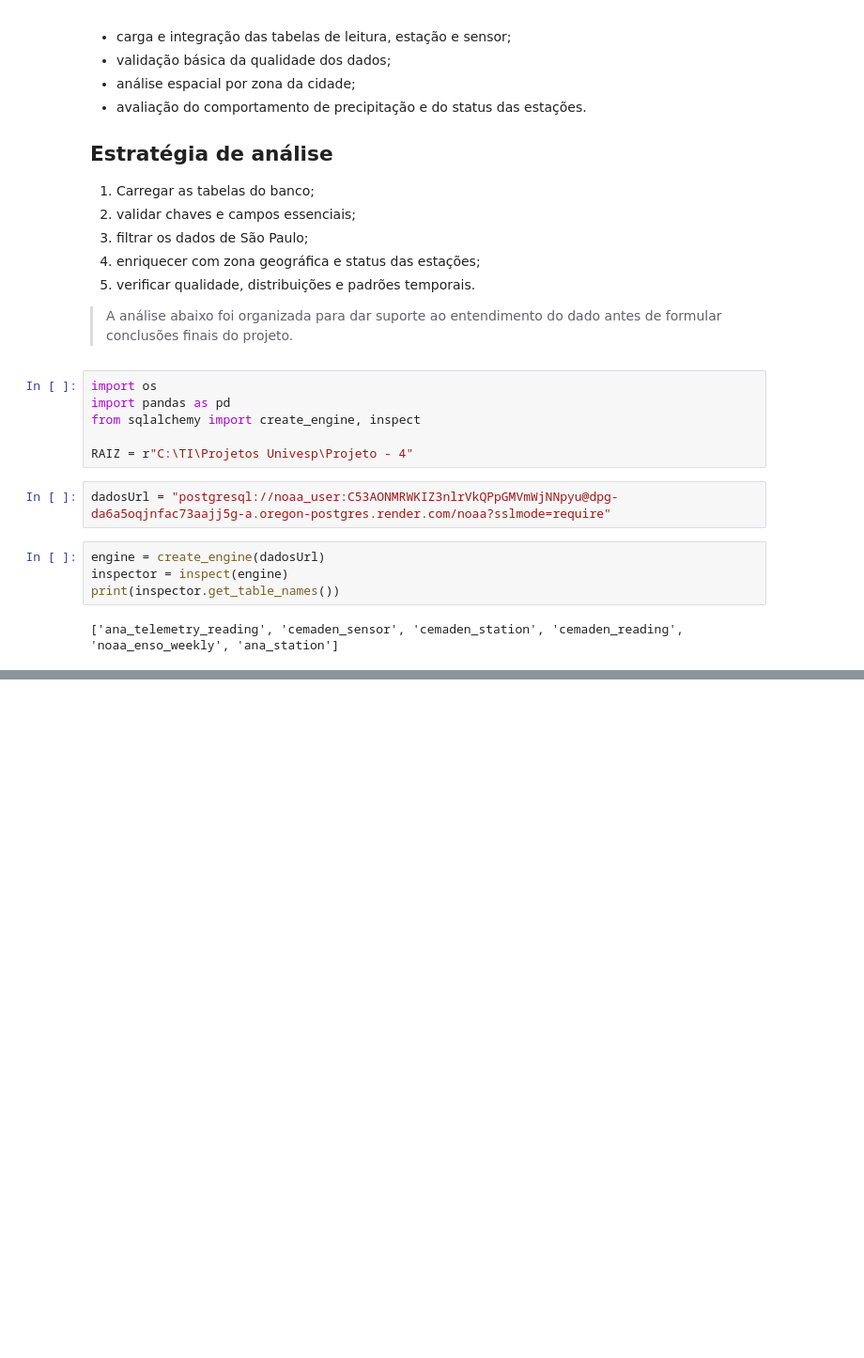
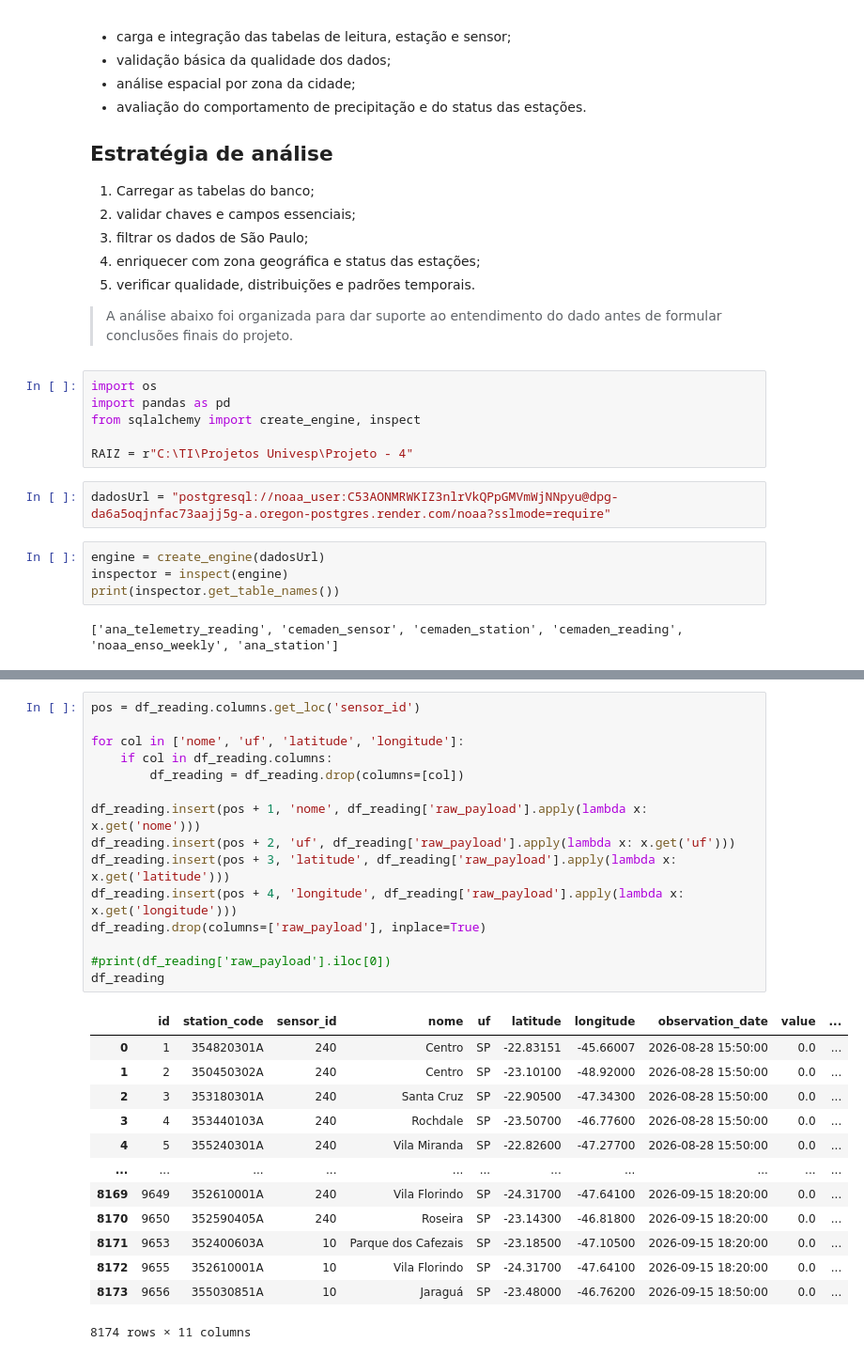
Before and after one commit to anselmojsantos/analiseP4Nooa, a Jupyter notebook: Notebookes/cemaden.ipynb, the cells around one changed output, grey strips where cells are left out. Shown at 94% size. Saved outputs shown, nothing was run; the diff lists cells and outputs as text; blank space fills up the shorter version.

```diff
--- a/Notebookes/cemaden.ipynb
+++ b/Notebookes/cemaden.ipynb
@@ -534,0 +74,29 @@ if not chuva.empty:
+# %%
+pos = df_reading.columns.get_loc('sensor_id')
+
+for col in ['nome', 'uf', 'latitude', 'longitude']:
+    if col in df_reading.columns:
+        df_reading = df_reading.drop(columns=[col])
+
+df_reading.insert(pos + 1, 'nome', df_reading['raw_payload'].apply(lambda x: x.get('nome')))
+df_reading.insert(pos + 2, 'uf', df_reading['raw_payload'].apply(lambda x: x.get('uf')))
+df_reading.insert(pos + 3, 'latitude', df_reading['raw_payload'].apply(lambda x: x.get('latitude')))
+df_reading.insert(pos + 4, 'longitude', df_reading['raw_payload'].apply(lambda x: x.get('longitude')))
+df_reading.drop(columns=['raw_payload'], inplace=True)
+
+#print(df_reading['raw_payload'].iloc[0])
+df_reading
+# %% [output]
+|  | id | station_code | sensor_id | nome | uf | latitude | longitude | observation_date | value | ... |
+| 0 | 1 | 354820301A | 240 | Centro | SP | -22.83151 | -45.66007 | 2026-08-28 15:50:00 | 0.0 | ... |
+| 1 | 2 | 350450302A | 240 | Centro | SP | -23.10100 | -48.92000 | 2026-08-28 15:50:00 | 0.0 | ... |
+| 2 | 3 | 353180301A | 240 | Santa Cruz | SP | -22.90500 | -47.34300 | 2026-08-28 15:50:00 | 0.0 | ... |
+| 3 | 4 | 353440103A | 240 | Rochdale | SP | -23.50700 | -46.77600 | 2026-08-28 15:50:00 | 0.0 | ... |
+| 4 | 5 | 355240301A | 240 | Vila Miranda | SP | -22.82600 | -47.27700 | 2026-08-28 15:50:00 | 0.0 | ... |
+| ... | ... | ... | ... | ... | ... | ... | ... | ... | ... | ... |
+| 8169 | 9649 | 352610001A | 240 | Vila Florindo | SP | -24.31700 | -47.64100 | 2026-09-15 18:20:00 | 0.0 | ... |
+| 8170 | 9650 | 352590405A | 240 | Roseira | SP | -23.14300 | -46.81800 | 2026-09-15 18:20:00 | 0.0 | ... |
+| 8171 | 9653 | 352400603A | 10 | Parque dos Cafezais | SP | -23.18500 | -47.10500 | 2026-09-15 18:20:00 | 0.0 | ... |
+| 8172 | 9655 | 352610001A | 10 | Vila Florindo | SP | -24.31700 | -47.64100 | 2026-09-15 18:20:00 | 0.0 | ... |
+| 8173 | 9656 | 355030851A | 10 | Jaraguá | SP | -23.48000 | -46.76200 | 2026-09-15 18:50:00 | 0.0 | ... |
+8174 rows × 11 columns
```
Also changed, not shown: parts of 36 cells of this notebook, 11 other files.
